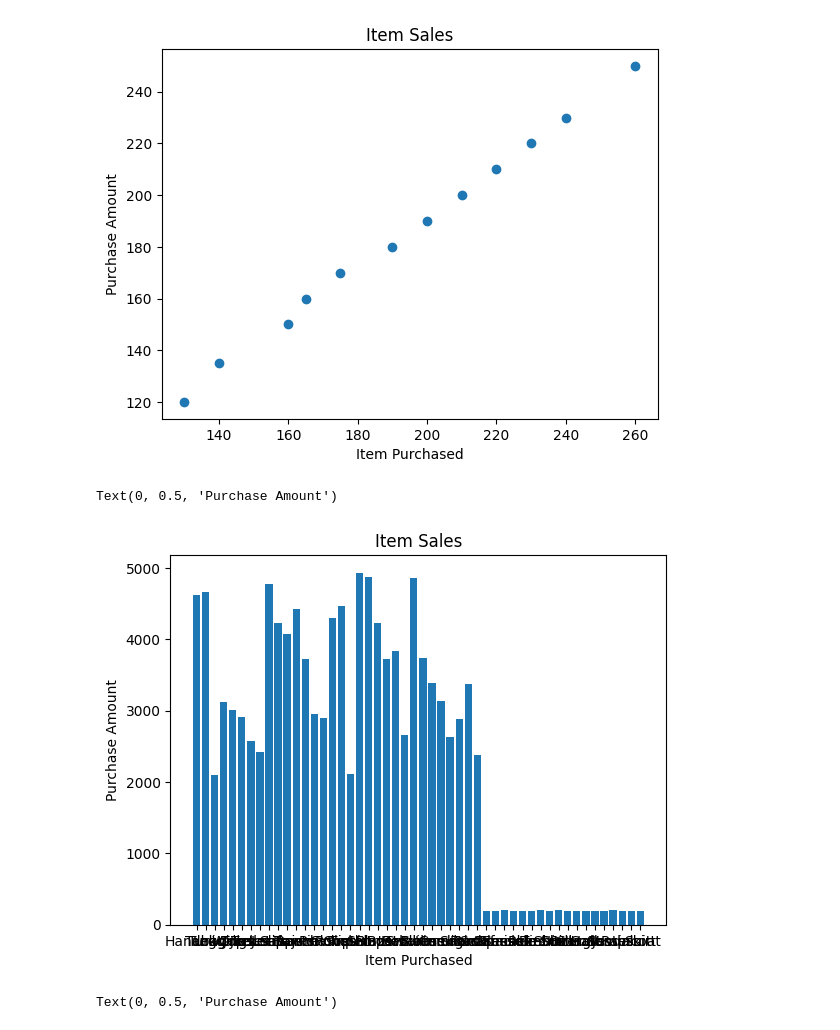
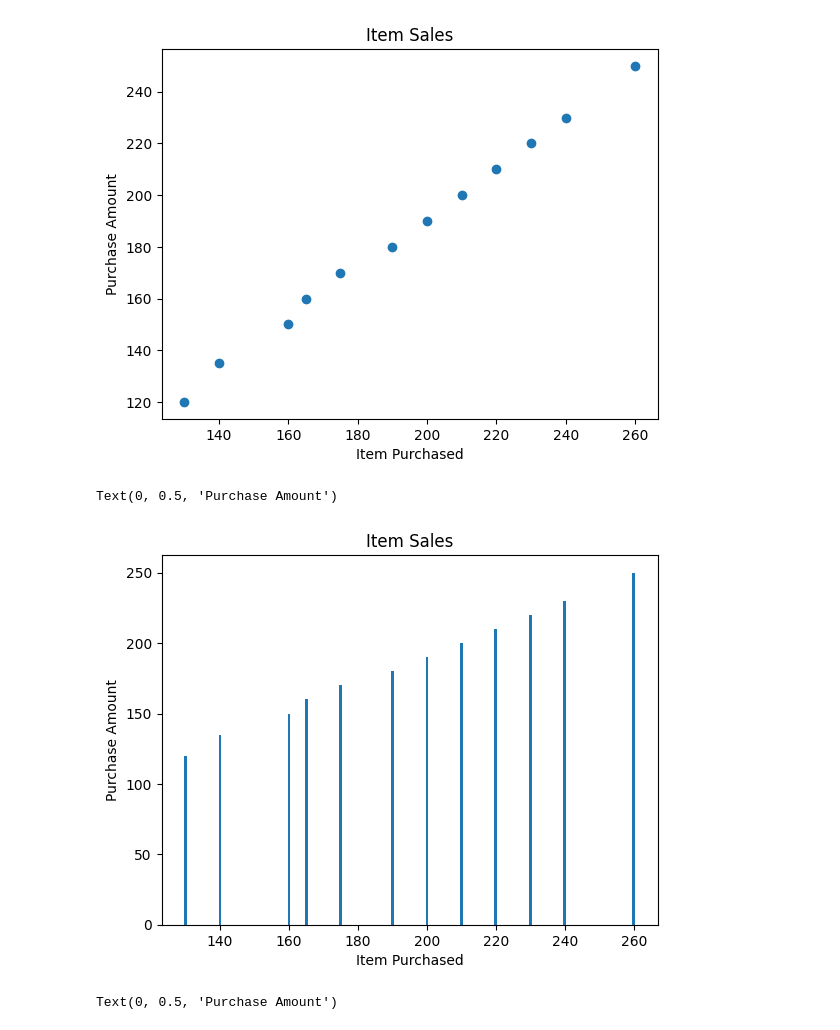
Before and after one commit to T-REX-C0DER/Data-Visualization-with-Python, a Jupyter notebook: Matplotlib.ipynb, the cells around one changed output. Saved outputs shown, nothing was run; the diff lists cells and outputs as text; code cells hidden in the pictures.

```diff
--- a/Matplotlib.ipynb
+++ b/Matplotlib.ipynb
@@ -83,13 +83,13 @@ plt.ylabel("Purchase Amount")
 Text(0, 0.5, 'Purchase Amount')
 [figure]
 # %%
-plt.bar(sales_data["Item Purchased"] , sales_data["Purchase Amount (USD)"])
+plt.bar(df["Sales_2025"] , df["Sales_2024"])
 plt.title("Item Sales")
 plt.xlabel("Item Purchased")
 plt.ylabel("Purchase Amount")
 # %% [output]
 Text(0, 0.5, 'Purchase Amount')
-[figure, old version]
+[figure, new version]
 # %%
 plt.hist(sales_data["Payment Method"])
 plt.title("Item Sales")
```
Also changed, not shown: parts of 1 cell of this notebook.
